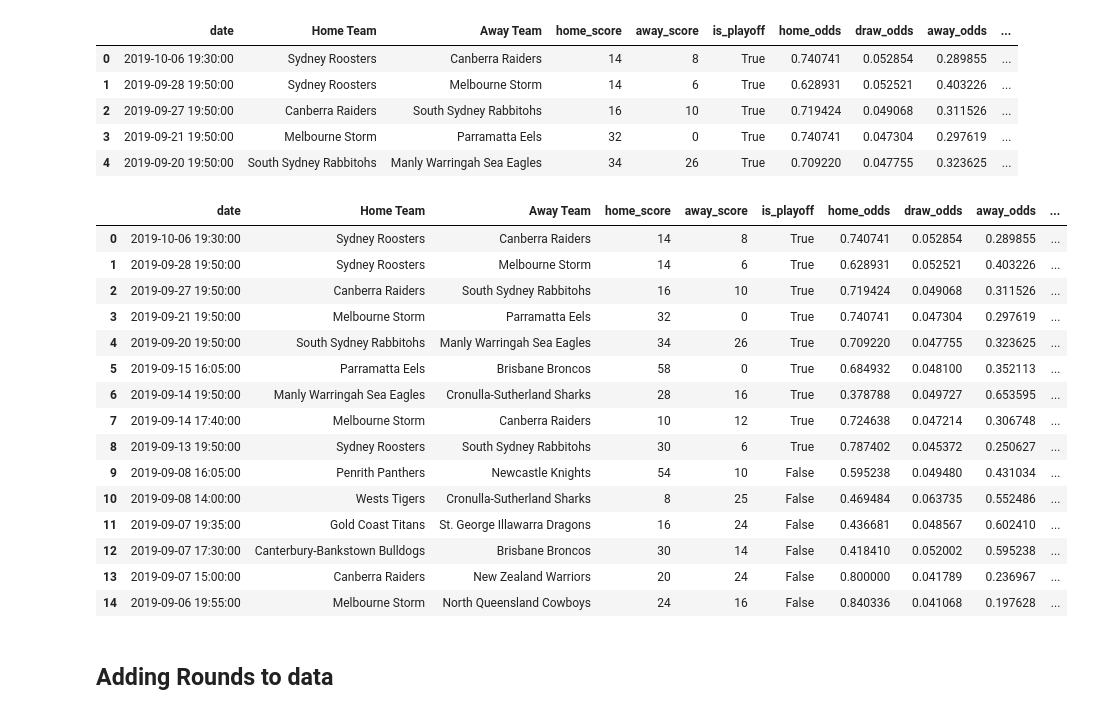
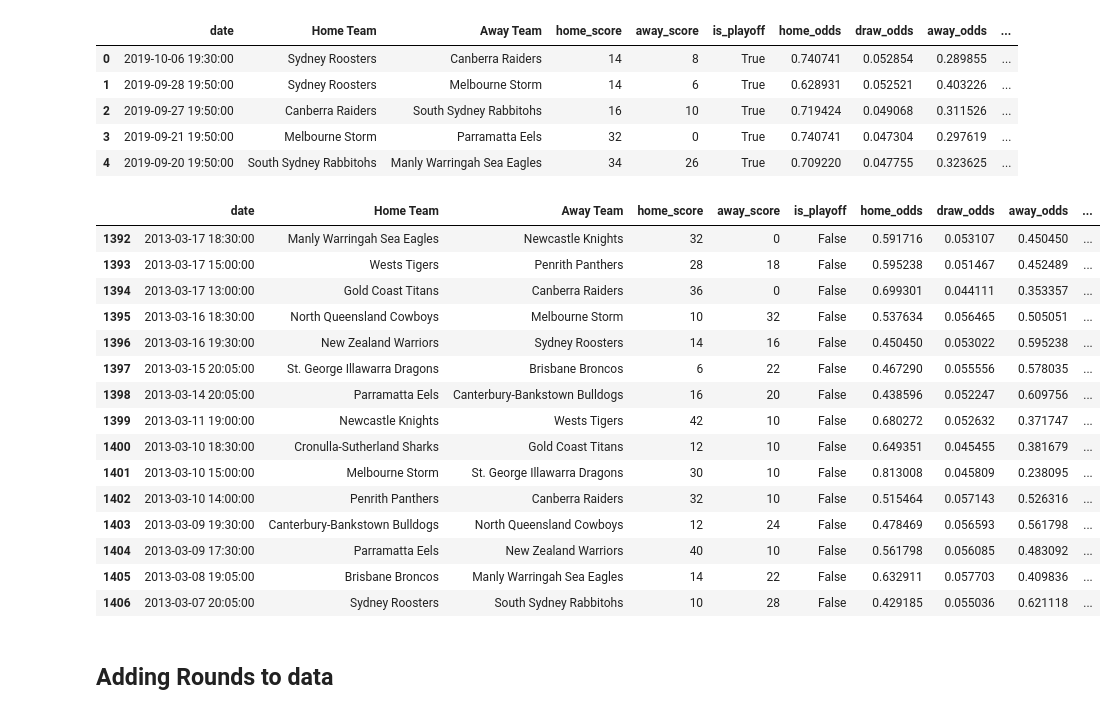
Before and after one commit to njpowers7915/NRL-match-data, a Jupyter notebook: scraping/scraper_py/matches_and_betting_data_2013-2020.ipynb, the cells around one changed output. Cells and saved outputs as stored; diff of their text form; code cells hidden in the pictures.

```diff
--- a/scraping/scraper_py/matches_and_betting_data_2013-2020.ipynb
+++ b/scraping/scraper_py/matches_and_betting_data_2013-2020.ipynb
@@ -250,24 +250,24 @@ data['winner'] = data.apply(lambda x: update_winner(x), axis = 1)
 data['is_draw'] = data.apply(lambda x: find_draws(x), axis = 1)
 # data.head()
 # %%
-data.head(15)
+data.tail(15)
 # %% [output]
 |  | date | Home Team | Away Team | home_score | away_score | is_playoff | home_odds | draw_odds | away_odds | ... |
-| 0 | 2019-10-06 19:30:00 | Sydney Roosters | Canberra Raiders | 14 | 8 | True | 0.740741 | 0.052854 | 0.289855 | ... |
-| 1 | 2019-09-28 19:50:00 | Sydney Roosters | Melbourne Storm | 14 | 6 | True | 0.628931 | 0.052521 | 0.403226 | ... |
-| 2 | 2019-09-27 19:50:00 | Canberra Raiders | South Sydney Rabbitohs | 16 | 10 | True | 0.719424 | 0.049068 | 0.311526 | ... |
-| 3 | 2019-09-21 19:50:00 | Melbourne Storm | Parramatta Eels | 32 | 0 | True | 0.740741 | 0.047304 | 0.297619 | ... |
-| 4 | 2019-09-20 19:50:00 | South Sydney Rabbitohs | Manly Warringah Sea Eagles | 34 | 26 | True | 0.709220 | 0.047755 | 0.323625 | ... |
-| 5 | 2019-09-15 16:05:00 | Parramatta Eels | Brisbane Broncos | 58 | 0 | True | 0.684932 | 0.048100 | 0.352113 | ... |
-| 6 | 2019-09-14 19:50:00 | Manly Warringah Sea Eagles | Cronulla-Sutherland Sharks | 28 | 16 | True | 0.378788 | 0.049727 | 0.653595 | ... |
-| 7 | 2019-09-14 17:40:00 | Melbourne Storm | Canberra Raiders | 10 | 12 | True | 0.724638 | 0.047214 | 0.306748 | ... |
-| 8 | 2019-09-13 19:50:00 | Sydney Roosters | South Sydney Rabbitohs | 30 | 6 | True | 0.787402 | 0.045372 | 0.250627 | ... |
-| 9 | 2019-09-08 16:05:00 | Penrith Panthers | Newcastle Knights | 54 | 10 | False | 0.595238 | 0.049480 | 0.431034 | ... |
-| 10 | 2019-09-08 14:00:00 | Wests Tigers | Cronulla-Sutherland Sharks | 8 | 25 | False | 0.469484 | 0.063735 | 0.552486 | ... |
-| 11 | 2019-09-07 19:35:00 | Gold Coast Titans | St. George Illawarra Dragons | 16 | 24 | False | 0.436681 | 0.048567 | 0.602410 | ... |
-| 12 | 2019-09-07 17:30:00 | Canterbury-Bankstown Bulldogs | Brisbane Broncos | 30 | 14 | False | 0.418410 | 0.052002 | 0.595238 | ... |
-| 13 | 2019-09-07 15:00:00 | Canberra Raiders | New Zealand Warriors | 20 | 24 | False | 0.800000 | 0.041789 | 0.236967 | ... |
-| 14 | 2019-09-06 19:55:00 | Melbourne Storm | North Queensland Cowboys | 24 | 16 | False | 0.840336 | 0.041068 | 0.197628 | ... |
+| 1392 | 2013-03-17 18:30:00 | Manly Warringah Sea Eagles | Newcastle Knights | 32 | 0 | False | 0.591716 | 0.053107 | 0.450450 | ... |
+| 1393 | 2013-03-17 15:00:00 | Wests Tigers | Penrith Panthers | 28 | 18 | False | 0.595238 | 0.051467 | 0.452489 | ... |
+| 1394 | 2013-03-17 13:00:00 | Gold Coast Titans | Canberra Raiders | 36 | 0 | False | 0.699301 | 0.044111 | 0.353357 | ... |
+| 1395 | 2013-03-16 18:30:00 | North Queensland Cowboys | Melbourne Storm | 10 | 32 | False | 0.537634 | 0.056465 | 0.505051 | ... |
+| 1396 | 2013-03-16 19:30:00 | New Zealand Warriors | Sydney Roosters | 14 | 16 | False | 0.450450 | 0.053022 | 0.595238 | ... |
+| 1397 | 2013-03-15 20:05:00 | St. George Illawarra Dragons | Brisbane Broncos | 6 | 22 | False | 0.467290 | 0.055556 | 0.578035 | ... |
+| 1398 | 2013-03-14 20:05:00 | Parramatta Eels | Canterbury-Bankstown Bulldogs | 16 | 20 | False | 0.438596 | 0.052247 | 0.609756 | ... |
+| 1399 | 2013-03-11 19:00:00 | Newcastle Knights | Wests Tigers | 42 | 10 | False | 0.680272 | 0.052632 | 0.371747 | ... |
+| 1400 | 2013-03-10 18:30:00 | Cronulla-Sutherland Sharks | Gold Coast Titans | 12 | 10 | False | 0.649351 | 0.045455 | 0.381679 | ... |
+| 1401 | 2013-03-10 15:00:00 | Melbourne Storm | St. George Illawarra Dragons | 30 | 10 | False | 0.813008 | 0.045809 | 0.238095 | ... |
+| 1402 | 2013-03-10 14:00:00 | Penrith Panthers | Canberra Raiders | 32 | 10 | False | 0.515464 | 0.057143 | 0.526316 | ... |
+| 1403 | 2013-03-09 19:30:00 | Canterbury-Bankstown Bulldogs | North Queensland Cowboys | 12 | 24 | False | 0.478469 | 0.056593 | 0.561798 | ... |
+| 1404 | 2013-03-09 17:30:00 | Parramatta Eels | New Zealand Warriors | 40 | 10 | False | 0.561798 | 0.056085 | 0.483092 | ... |
+| 1405 | 2013-03-08 19:05:00 | Brisbane Broncos | Manly Warringah Sea Eagles | 14 | 22 | False | 0.632911 | 0.057703 | 0.409836 | ... |
+| 1406 | 2013-03-07 20:05:00 | Sydney Roosters | South Sydney Rabbitohs | 10 | 28 | False | 0.429185 | 0.055036 | 0.621118 | ... |
 # %% [markdown]
 ## Adding Rounds to data
 # %%
```
Also changed, not shown: parts of 2 cells of this notebook.
